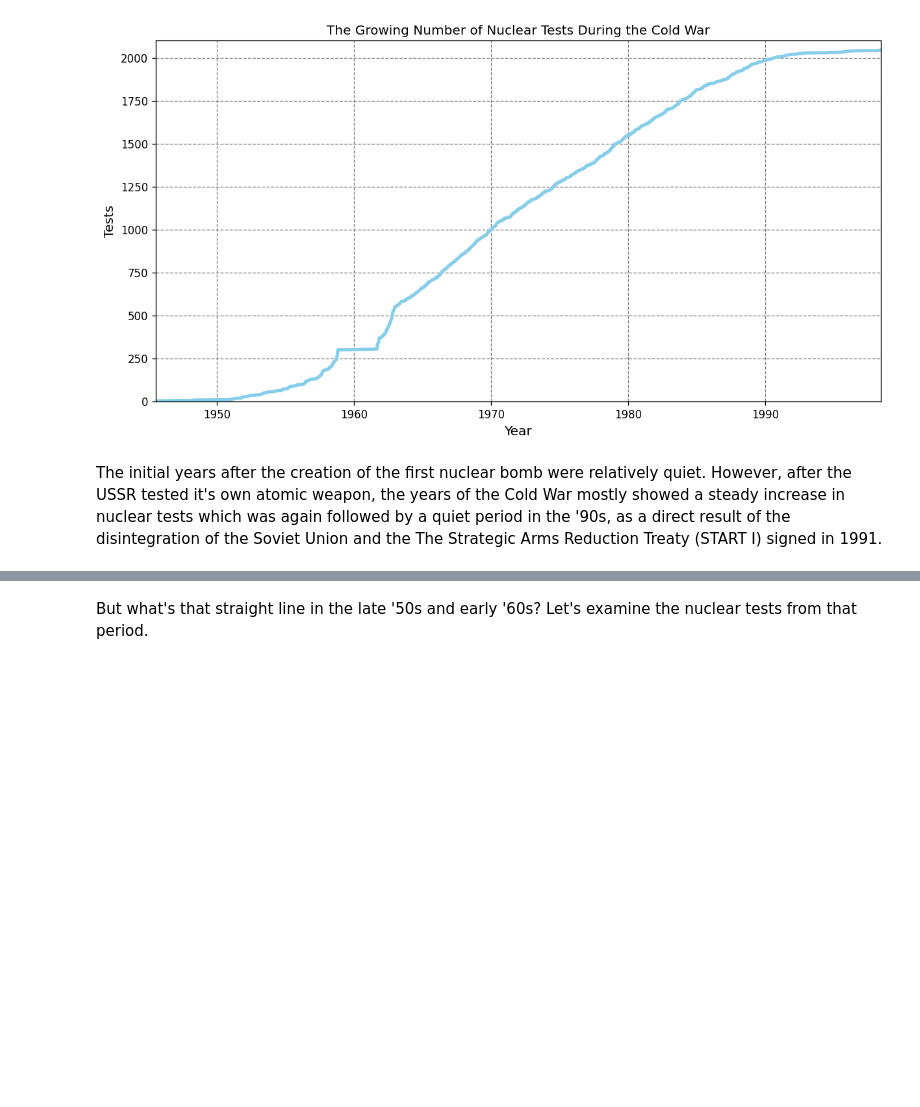
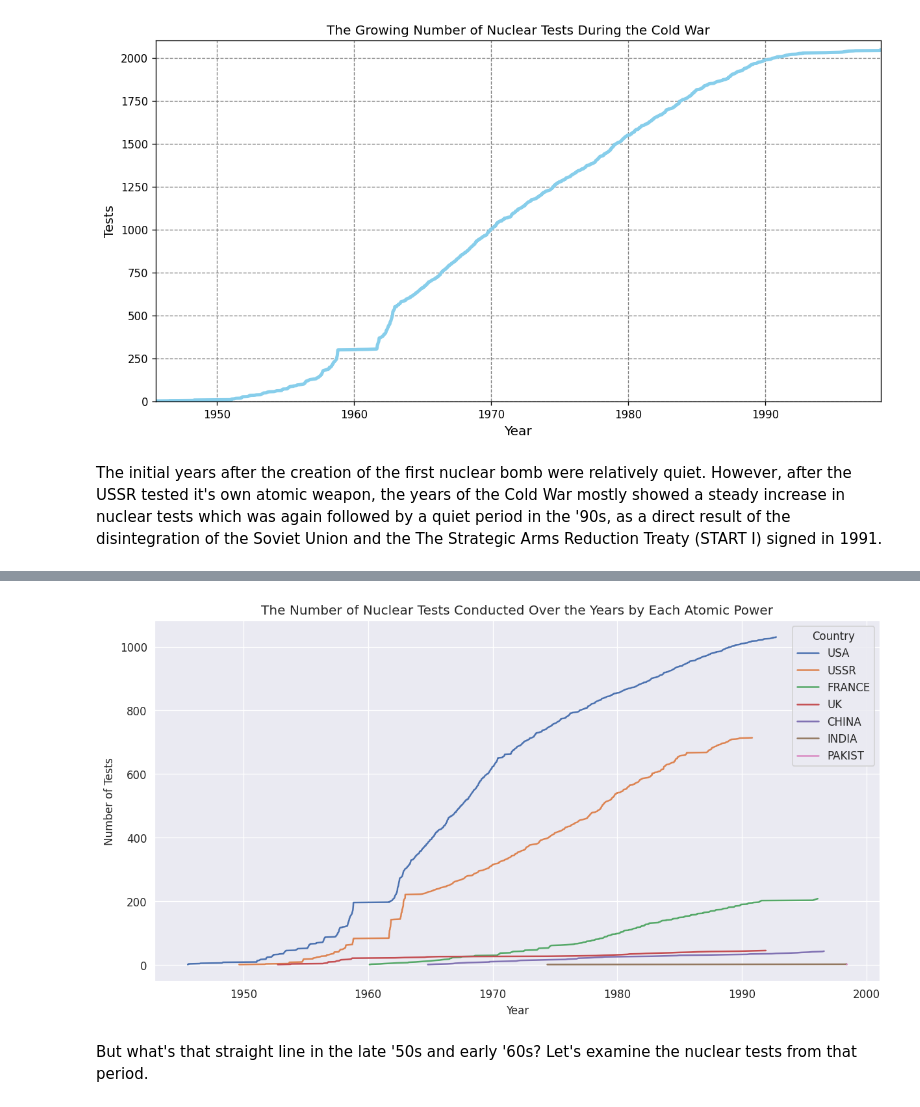
Before and after one commit to lawrence773/nuclear-project, a Jupyter notebook: Nuclear_Tests_Between_1945_1998.ipynb, the cells around one changed output, grey strips where cells are left out. Drawn from its saved outputs; the diff is of its cells as text; code cells hidden in the pictures; blank space fills up the shorter version.

Commit message:
Update plotly express code to Seaborn; update geopandas map code.

```diff
--- a/Nuclear_Tests_Between_1945_1998.ipynb
+++ b/Nuclear_Tests_Between_1945_1998.ipynb
@@ -576,16 +607,23 @@ test_by_year = test_by_year.sort_values('Date')[['Date', 'Country', 'Name']]
 
 cumulative_tests = test_by_year.groupby(by=['Country', 'Date']).sum().groupby(level=[0]).cumsum()
 cumulative_tests.reset_index(inplace=True)
+cumulative_tests = cumulative_tests.sort_values(by='Name', ascending=False)
 
-l_chart = px.line(cumulative_tests,
-                  x='Date',
-                  y='Name',
-                  color='Country',
-                  hover_name='Country',
-                  title='The Number of Nuclear Tests Conducted Over the Years by Each Atomic Power')
+sns.set_style("darkgrid")
 
-l_chart.update_layout(xaxis_title='Year',
-                      yaxis_title='Number of Tests')
+# Creating a line chart with Seaborn
+plt.figure(figsize=(12,6), dpi=120)
+sns.lineplot(data=cumulative_tests,
+             x='Date',
+             y='Name',
+             hue='Country',
+             palette='deep')
 
-l_chart.show()
+
+plt.title('The Number of Nuclear Tests Conducted Over the Years by Each Atomic Power')
+plt.xlabel('Year')
+plt.ylabel('Number of Tests')
+
+# Let's see the chart
+plt.show()
 # %% [output]
@@ -593,3 +630,4 @@ l_chart.show()
+[figure, added]
 # %% [markdown]
 But what's that straight line in the late '50s and early '60s? Let's examine the nuclear tests from that period.
 # %%
```
Also changed, not shown: parts of 27 cells of this notebook.
